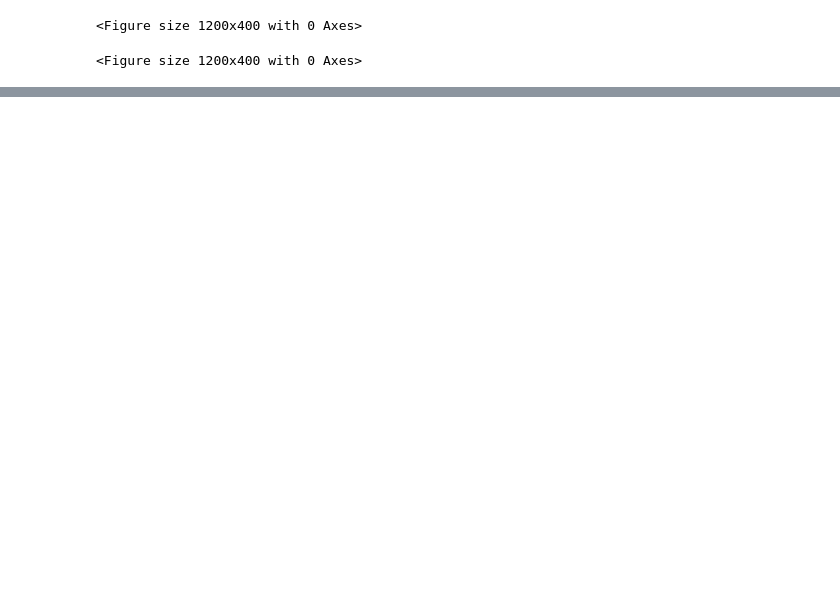
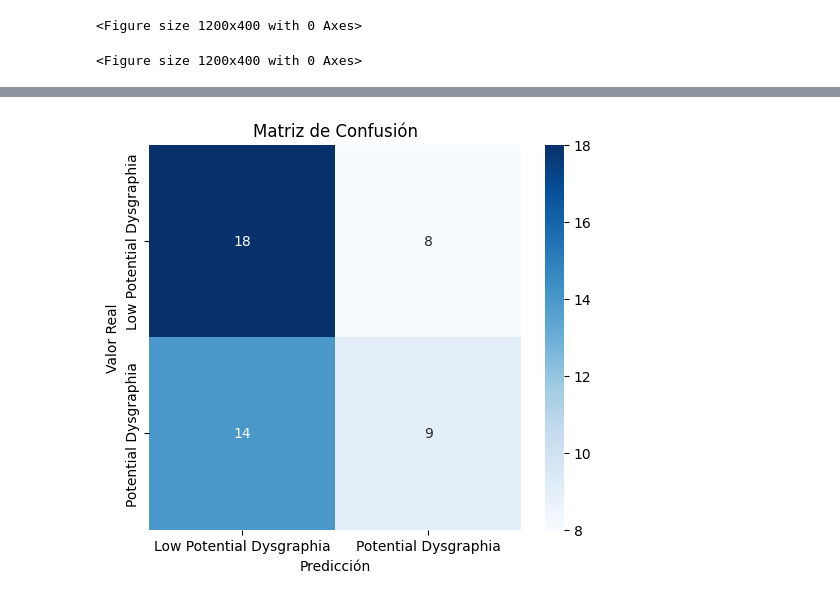
Before and after one commit to E-Daniel-Prada/dysgraphia-detection-crnn, a Jupyter notebook: dysgraphia_detection_crnn.ipynb, the cells around one changed output, grey strips where cells are left out. Saved outputs shown, nothing was run; the diff lists cells and outputs as text; code cells hidden in the pictures; blank space fills up the shorter version.

Commit message:
Resultados del modelo

```diff
--- a/dysgraphia_detection_crnn.ipynb
+++ b/dysgraphia_detection_crnn.ipynb
@@ -284,0 +252,14 @@ AttributeError: '_PrefetchDataset' object has no attribute 'classes'
+# %%
+# Obtener predicciones del modelo
+y_pred = model.predict(val_dataset)
+y_pred_classes = np.argmax(y_pred, axis=1)  # Convertir a etiquetas
+
+y_true = np.concatenate([y.numpy() for _, y in val_dataset], axis=0)
+
+# Matriz de confusión
+conf_matrix = confusion_matrix(y_true, y_pred_classes)
+print("Matriz de Confusión:\n", conf_matrix)
+
+# Reporte de clasificación
+report = classification_report(y_true, y_pred_classes, target_names=class_names)
+print("Reporte de Clasificación:\n", report)
@@ -284,0 +280,14 @@ AttributeError: '_PrefetchDataset' object has no attribute 'classes'
+# %%
+# Configurar el tamaño de la figura
+plt.figure(figsize=(6, 5))
+
+# Crear el heatmap con Seaborn
+sns.heatmap(conf_matrix, annot=True, fmt="d", cmap="Blues", xticklabels=class_names, yticklabels=class_names)
+
+plt.xlabel("Predicción")
+plt.ylabel("Valor Real")
+plt.title("Matriz de Confusión")
+
+plt.show()
+# %% [output]
+[figure, added]
```
Also changed, not shown: parts of 14 cells of this notebook.
